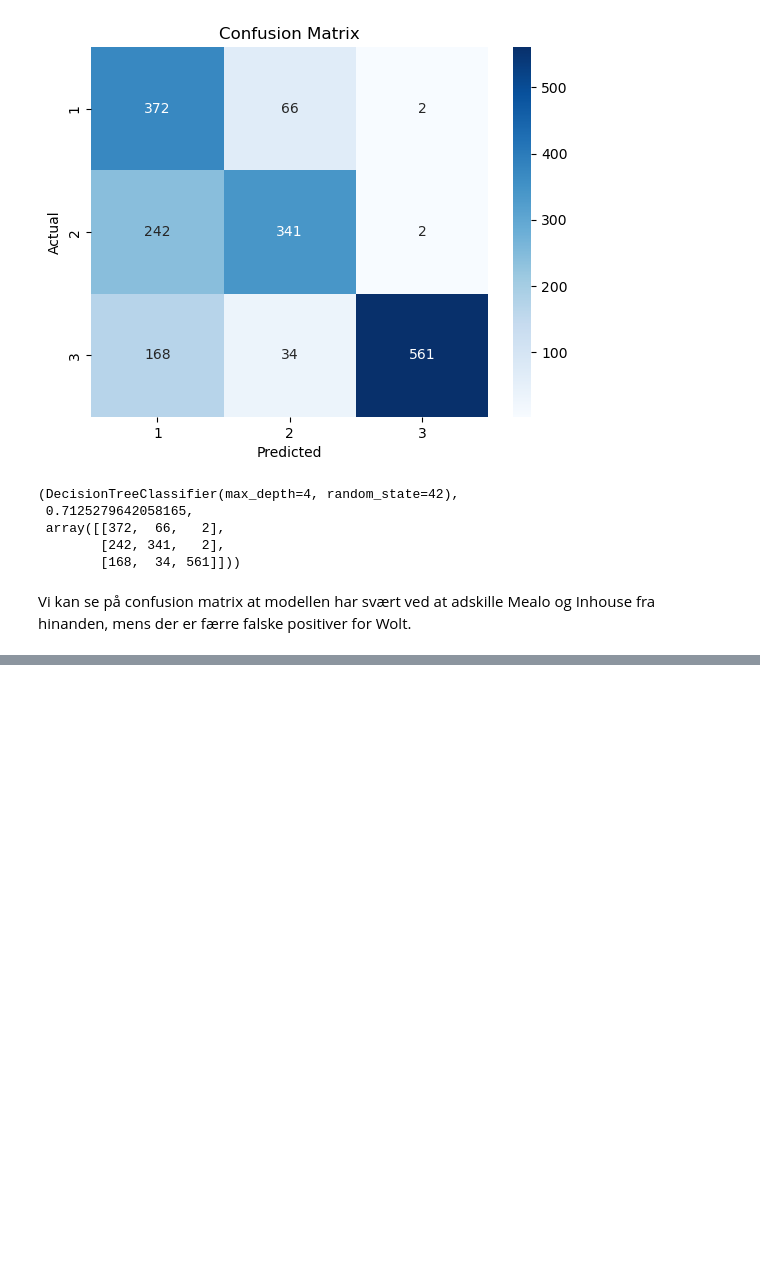
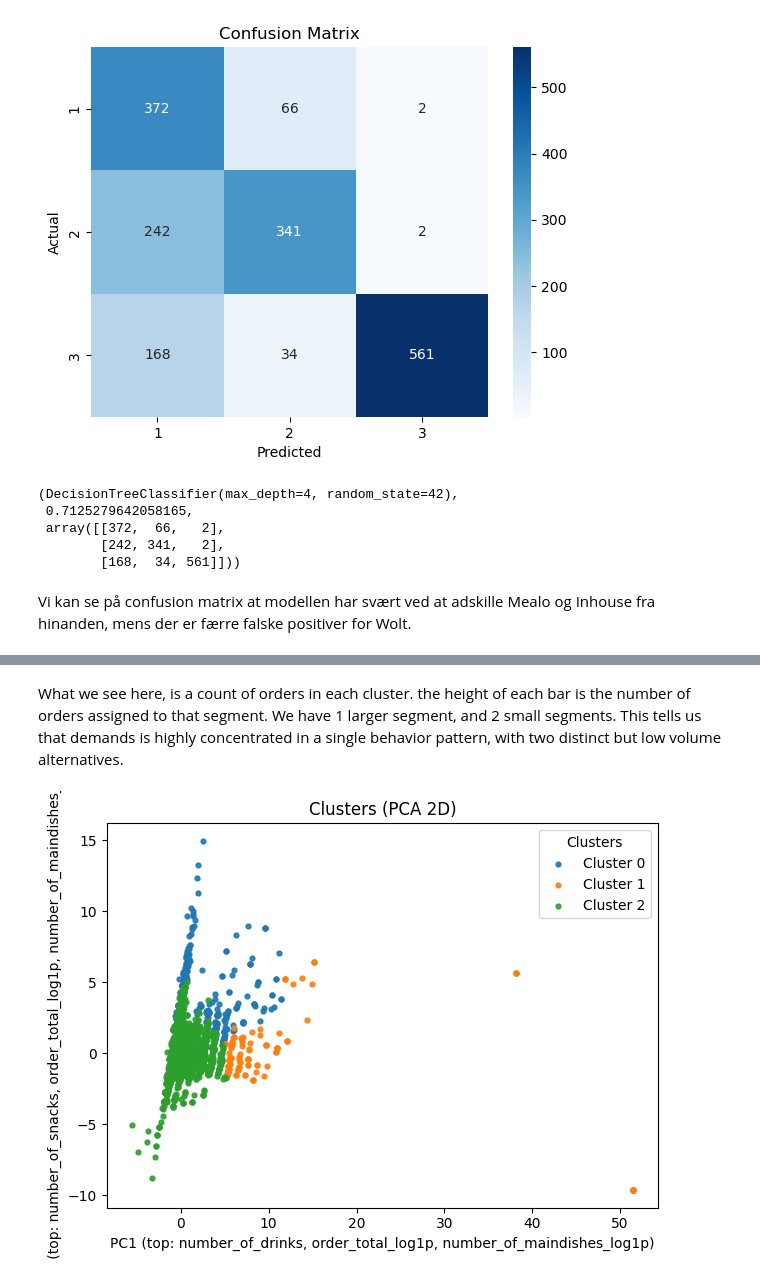
Before and after one commit to AndyTheDragon/dat4bi_examproject, a Jupyter notebook: report.ipynb, the cells around one changed output, grey strips where cells are left out. Cells and saved outputs as stored; diff of their text form; code cells hidden in the pictures; blank space fills up the shorter version.

```diff
--- a/report.ipynb
+++ b/report.ipynb
@@ -123,0 +135,6 @@ Vi kan se på confusion matrix at modellen har svært ved at adskille Mealo og I
+# %% [markdown]
+What we see here, is a count of orders in each cluster. the height of each bar is the number of orders assigned to that segment. We have 1 larger segment, and 2 small segments. This tells us that demands is highly concentrated in a single behavior pattern, with two distinct but low volume alternatives.
+# %%
+res, X = scc.show_pca_scatter_2d(df)
+# %% [output]
+[figure, added]
```
Also changed, not shown: parts of 6 cells of this notebook.
